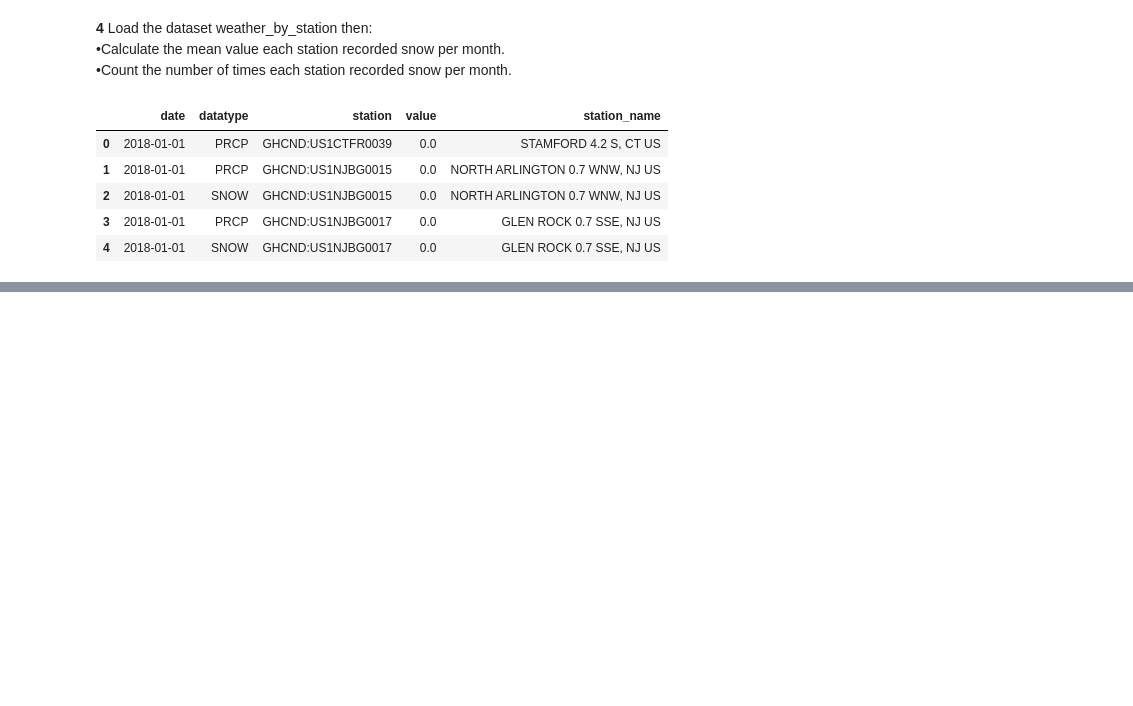
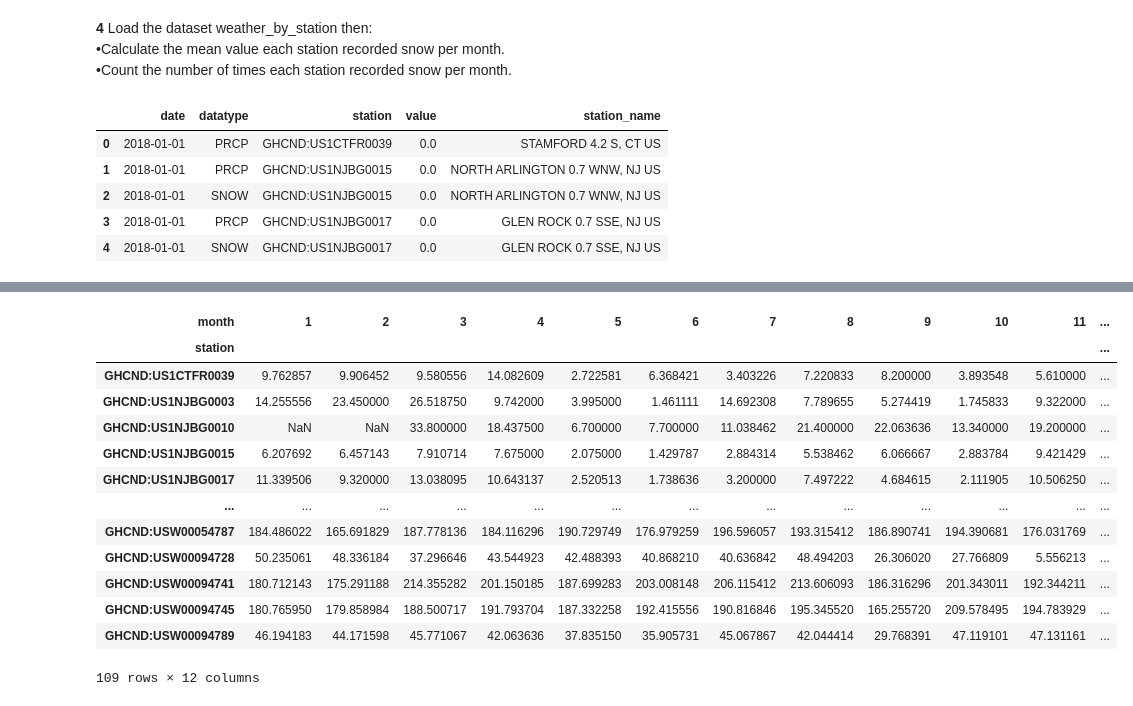
Before and after one commit to CielCiel1/Data-preparation, a Jupyter notebook: week5-Aggregating DF/W5_Aggregating_Dataframe.ipynb, the cells around one changed output, grey strips where cells are left out. Drawn from its saved outputs; the diff is of its cells as text; code cells hidden in the pictures; blank space fills up the shorter version.

```diff
--- a/week5-Aggregating DF/W5_Aggregating_Dataframe.ipynb
+++ b/week5-Aggregating DF/W5_Aggregating_Dataframe.ipynb
@@ -137,4 +137,4 @@ weather_by_station.head()
 | 3 | 2018-01-01 | PRCP | GHCND:US1NJBG0017 | 0.0 | GLEN ROCK 0.7 SSE, NJ US |
 | 4 | 2018-01-01 | SNOW | GHCND:US1NJBG0017 | 0.0 | GLEN ROCK 0.7 SSE, NJ US |
 # %%
-weather_by_station = weather_by_station.assign(month )
+weather_by_station = weather_by_station.assign(month = pd.DatetimeIndex(weather_by_station.date).month )
@@ -142,0 +150,17 @@ group = weather_by_station.groupby
+# %%
+pd.crosstab(index = weather_by_station.station, columns = weather_by_station.month, colnames=['month'], values = weather_by_station.value, aggfunc=np.mean)
+# %% [output]
+| month | 1 | 2 | 3 | 4 | 5 | 6 | 7 | 8 | 9 | 10 | 11 | ... |
+| station |  |  |  |  |  |  |  |  |  |  |  | ... |
+| GHCND:US1CTFR0039 | 9.762857 | 9.906452 | 9.580556 | 14.082609 | 2.722581 | 6.368421 | 3.403226 | 7.220833 | 8.200000 | 3.893548 | 5.610000 | ... |
+| GHCND:US1NJBG0003 | 14.255556 | 23.450000 | 26.518750 | 9.742000 | 3.995000 | 1.461111 | 14.692308 | 7.789655 | 5.274419 | 1.745833 | 9.322000 | ... |
+| GHCND:US1NJBG0010 | NaN | NaN | 33.800000 | 18.437500 | 6.700000 | 7.700000 | 11.038462 | 21.400000 | 22.063636 | 13.340000 | 19.200000 | ... |
+| GHCND:US1NJBG0015 | 6.207692 | 6.457143 | 7.910714 | 7.675000 | 2.075000 | 1.429787 | 2.884314 | 5.538462 | 6.066667 | 2.883784 | 9.421429 | ... |
+| GHCND:US1NJBG0017 | 11.339506 | 9.320000 | 13.038095 | 10.643137 | 2.520513 | 1.738636 | 3.200000 | 7.497222 | 4.684615 | 2.111905 | 10.506250 | ... |
+| ... | ... | ... | ... | ... | ... | ... | ... | ... | ... | ... | ... | ... |
+| GHCND:USW00054787 | 184.486022 | 165.691829 | 187.778136 | 184.116296 | 190.729749 | 176.979259 | 196.596057 | 193.315412 | 186.890741 | 194.390681 | 176.031769 | ... |
+| GHCND:USW00094728 | 50.235061 | 48.336184 | 37.296646 | 43.544923 | 42.488393 | 40.868210 | 40.636842 | 48.494203 | 26.306020 | 27.766809 | 5.556213 | ... |
+| GHCND:USW00094741 | 180.712143 | 175.291188 | 214.355282 | 201.150185 | 187.699283 | 203.008148 | 206.115412 | 213.606093 | 186.316296 | 201.343011 | 192.344211 | ... |
+| GHCND:USW00094745 | 180.765950 | 179.858984 | 188.500717 | 191.793704 | 187.332258 | 192.415556 | 190.816846 | 195.345520 | 165.255720 | 209.578495 | 194.783929 | ... |
+| GHCND:USW00094789 | 46.194183 | 44.171598 | 45.771067 | 42.063636 | 37.835150 | 35.905731 | 45.067867 | 42.044414 | 29.768391 | 47.119101 | 47.131161 | ... |
+109 rows × 12 columns
```
Also changed, not shown: parts of 3 cells of this notebook.
